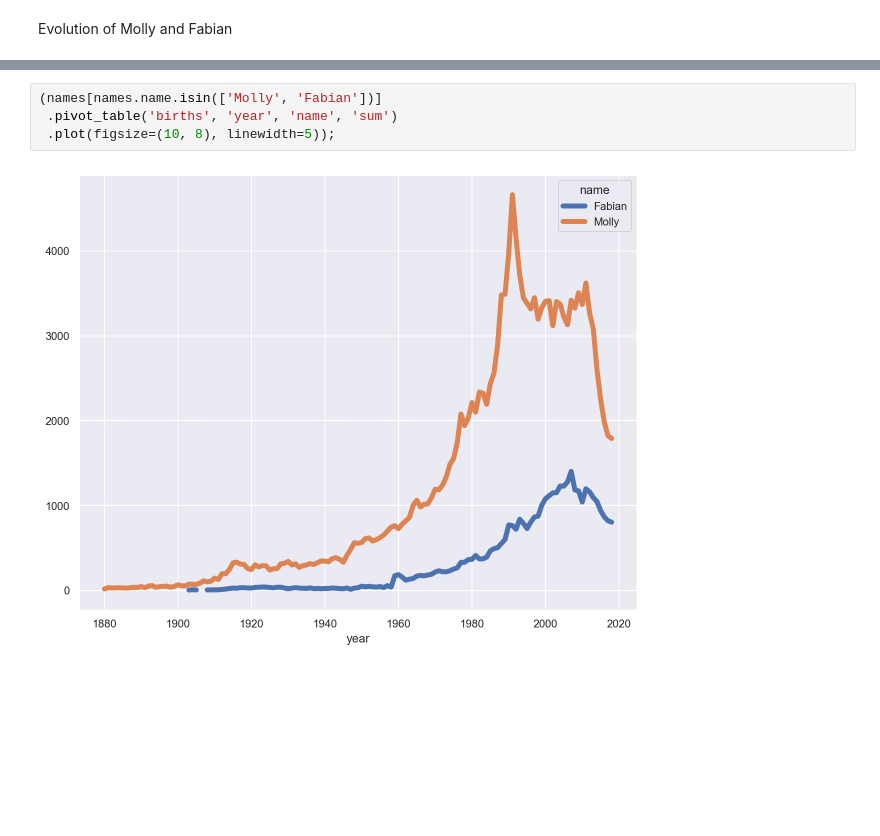
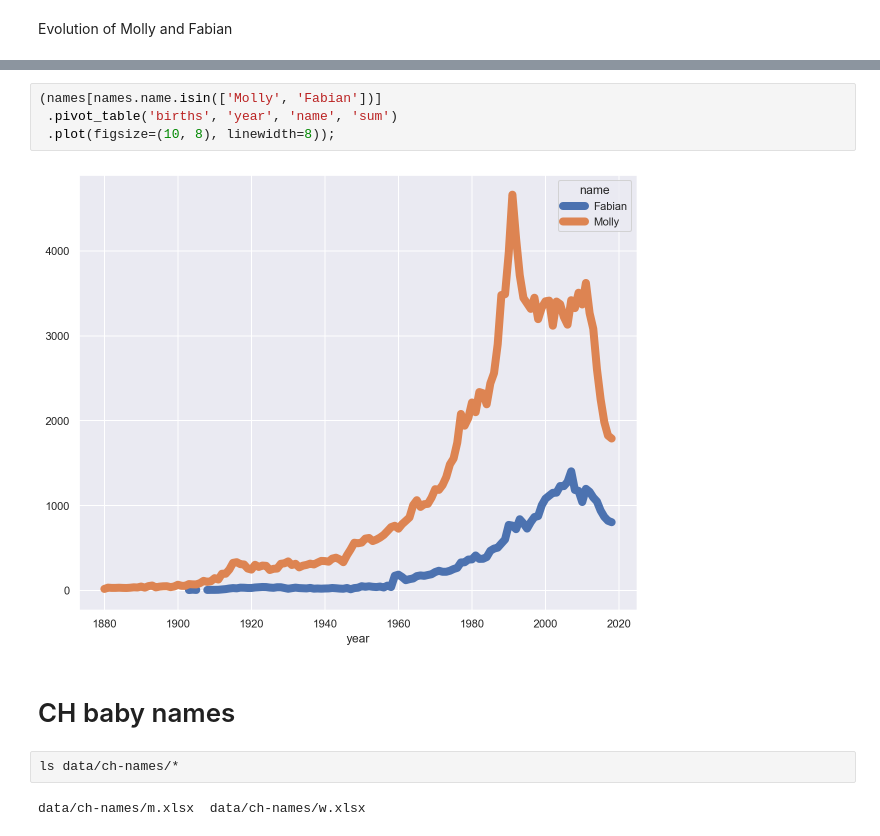
Before and after one commit to fabiangunzinger/learning, a Jupyter notebook: python-for-data-analysis/chap14-examples.ipynb, the cells around one changed output, grey strips where cells are left out. Drawn from its saved outputs; the diff is of its cells as text; blank space fills up the shorter version.

Commit message:
Add ch baby names

```diff
--- a/python-for-data-analysis/chap14-examples.ipynb
+++ b/python-for-data-analysis/chap14-examples.ipynb
@@ -352,6 +368,12 @@ Evolution of Molly and Fabian
 # %%
 (names[names.name.isin(['Molly', 'Fabian'])]
  .pivot_table('births', 'year', 'name', 'sum')
- .plot(figsize=(10, 8), linewidth=5));
+ .plot(figsize=(10, 8), linewidth=8));
 # %% [output]
-[figure, old version]
+[figure, new version]
+# %% [markdown]
+# CH baby names
+# %%
+ls data/ch-names/*
+# %% [output]
+data/ch-names/m.xlsx  data/ch-names/w.xlsx
```
Also changed, not shown: parts of 11 cells of this notebook, 4 other files.
